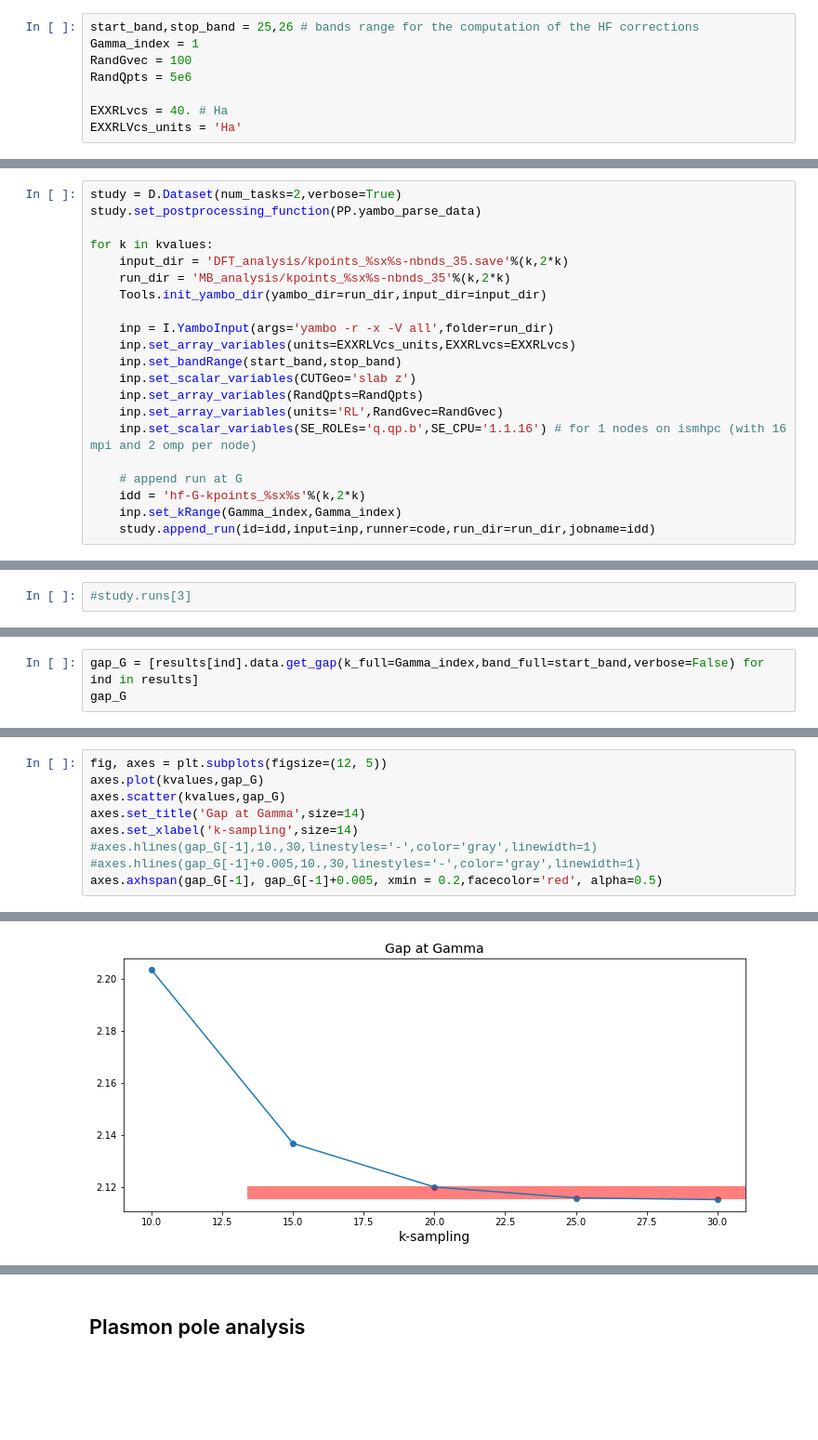
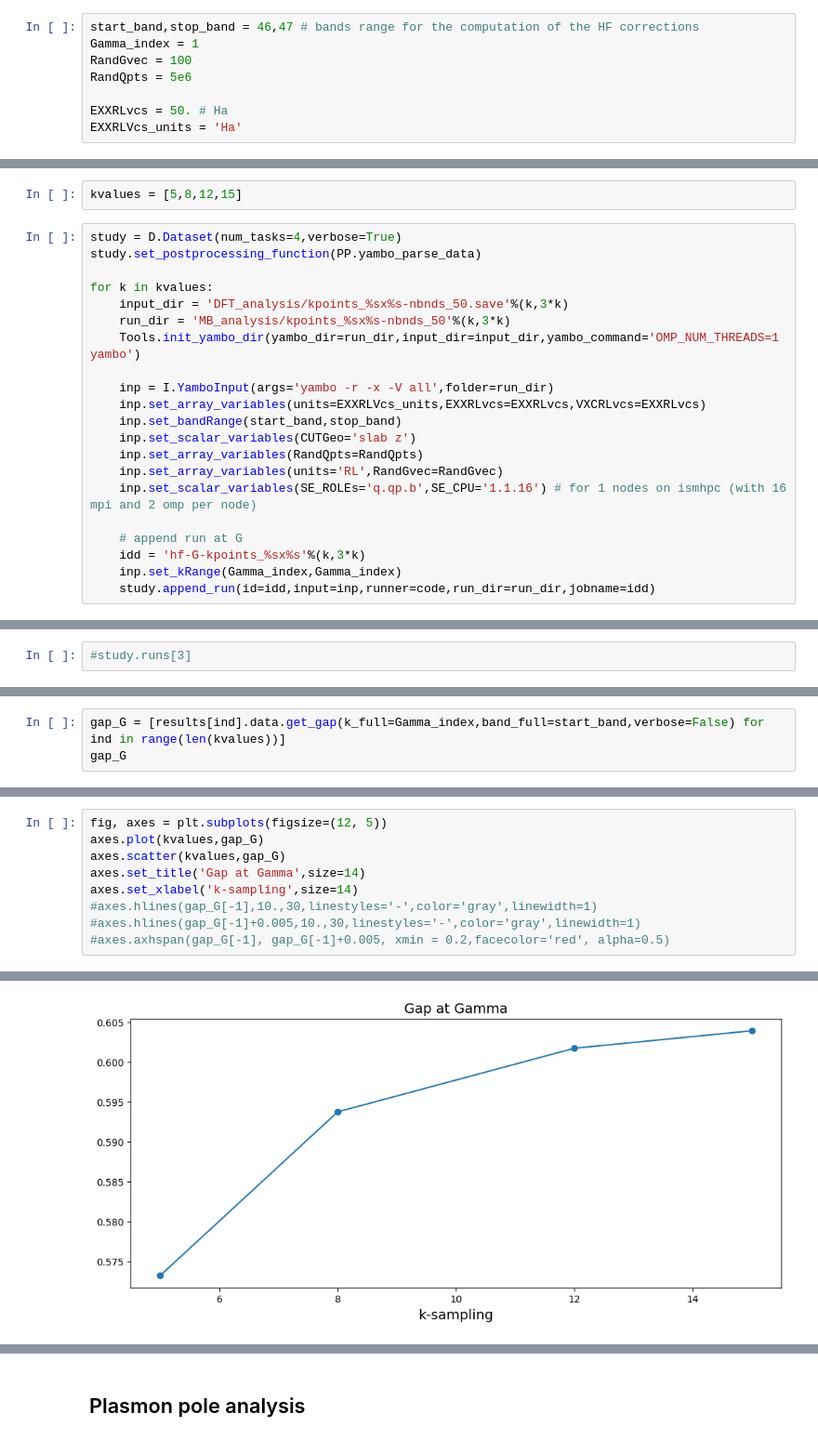
Before and after one commit to marcodalessandro76/AGSL5, a Jupyter notebook: n_6/GW_Analysis.ipynb, the cells around one changed output, grey strips where cells are left out. Shown at 93% size. Saved outputs shown, nothing was run; the diff lists cells and outputs as text; blank space fills up the shorter version.

```diff
--- a/n_5/GW_Analysis.ipynb
+++ b/n_6/GW_Analysis.ipynb
@@ -179,10 +185,10 @@ We test the convergence of the HF gap at $\Gamma$ in function of the dimension o
 
 The converged parameters for the RIM and Coulomb cutoff and for the cutoff on the exchange derived in the previous analysis will be used.
 # %%
-start_band,stop_band = 25,26 # bands range for the computation of the HF corrections
+start_band,stop_band = 46,47 # bands range for the computation of the HF corrections
 Gamma_index = 1
 RandGvec = 100
 RandQpts = 5e6
 
-EXXRLvcs = 40. # Ha
+EXXRLvcs = 50. # Ha
 EXXRLVcs_units = 'Ha'
@@ -191,14 +195,16 @@ kvalues = [10,15,20,25,30]
+# %%
+kvalues = [5,8,12,15]
 # %%
-study = D.Dataset(num_tasks=2,verbose=True)
+study = D.Dataset(num_tasks=4,verbose=True)
 study.set_postprocessing_function(PP.yambo_parse_data)
 
 for k in kvalues:
-    input_dir = 'DFT_analysis/kpoints_%sx%s-nbnds_35.save'%(k,2*k)
-    run_dir = 'MB_analysis/kpoints_%sx%s-nbnds_35'%(k,2*k)
-    Tools.init_yambo_dir(yambo_dir=run_dir,input_dir=input_dir)
+    input_dir = 'DFT_analysis/kpoints_%sx%s-nbnds_50.save'%(k,3*k)
+    run_dir = 'MB_analysis/kpoints_%sx%s-nbnds_50'%(k,3*k)
+    Tools.init_yambo_dir(yambo_dir=run_dir,input_dir=input_dir,yambo_command='OMP_NUM_THREADS=1 yambo')
 
     inp = I.YamboInput(args='yambo -r -x -V all',folder=run_dir)
-    inp.set_array_variables(units=EXXRLVcs_units,EXXRLvcs=EXXRLvcs)
+    inp.set_array_variables(units=EXXRLVcs_units,EXXRLvcs=EXXRLvcs,VXCRLvcs=EXXRLvcs)
     inp.set_bandRange(start_band,stop_band)
     inp.set_scalar_variables(CUTGeo='slab z')
     inp.set_array_variables(RandQpts=RandQpts)
@@ -206,7 +212,7 @@ for k in kvalues:
     inp.set_scalar_variables(SE_ROLEs='q.qp.b',SE_CPU='1.1.16') # for 1 nodes on ismhpc (with 16 mpi and 2 omp per node)
 
     # append run at G
-    idd = 'hf-G-kpoints_%sx%s'%(k,2*k)
+    idd = 'hf-G-kpoints_%sx%s'%(k,3*k)
     inp.set_kRange(Gamma_index,Gamma_index)
     study.append_run(id=idd,input=inp,runner=code,run_dir=run_dir,jobname=idd)
 # %% [output]
@@ -241,4 +244,4 @@ Task [4] ended
 # %%
-gap_G = [results[ind].data.get_gap(k_full=Gamma_index,band_full=start_band,verbose=False) for ind in results]
+gap_G = [results[ind].data.get_gap(k_full=Gamma_index,band_full=start_band,verbose=False) for ind in range(len(kvalues))]
 gap_G
 # %% [output]
@@ -255,5 +257,5 @@ axes.set_title('Gap at Gamma',size=14)
 axes.set_xlabel('k-sampling',size=14)
 #axes.hlines(gap_G[-1],10.,30,linestyles='-',color='gray',linewidth=1)
 #axes.hlines(gap_G[-1]+0.005,10.,30,linestyles='-',color='gray',linewidth=1)
-axes.axhspan(gap_G[-1], gap_G[-1]+0.005, xmin = 0.2,facecolor='red', alpha=0.5)
+#axes.axhspan(gap_G[-1], gap_G[-1]+0.005, xmin = 0.2,facecolor='red', alpha=0.5)
 # %% [output]
@@ -261,2 +263,2 @@ axes.axhspan(gap_G[-1], gap_G[-1]+0.005, xmin = 0.2,facecolor='red', alpha=0.5)
-[figure, old version]
+[figure, new version]
 # %% [markdown]
```
Also changed, not shown: parts of 18 cells of this notebook, 2 other files.
